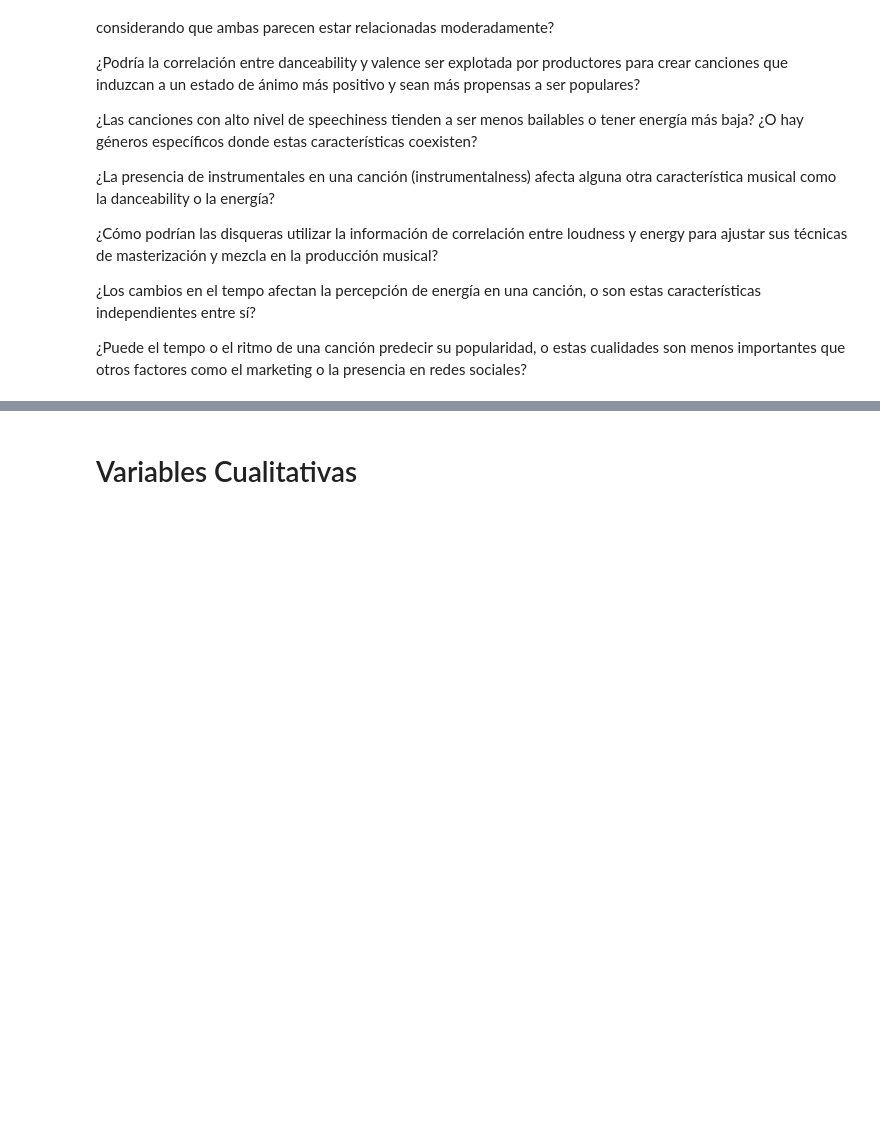
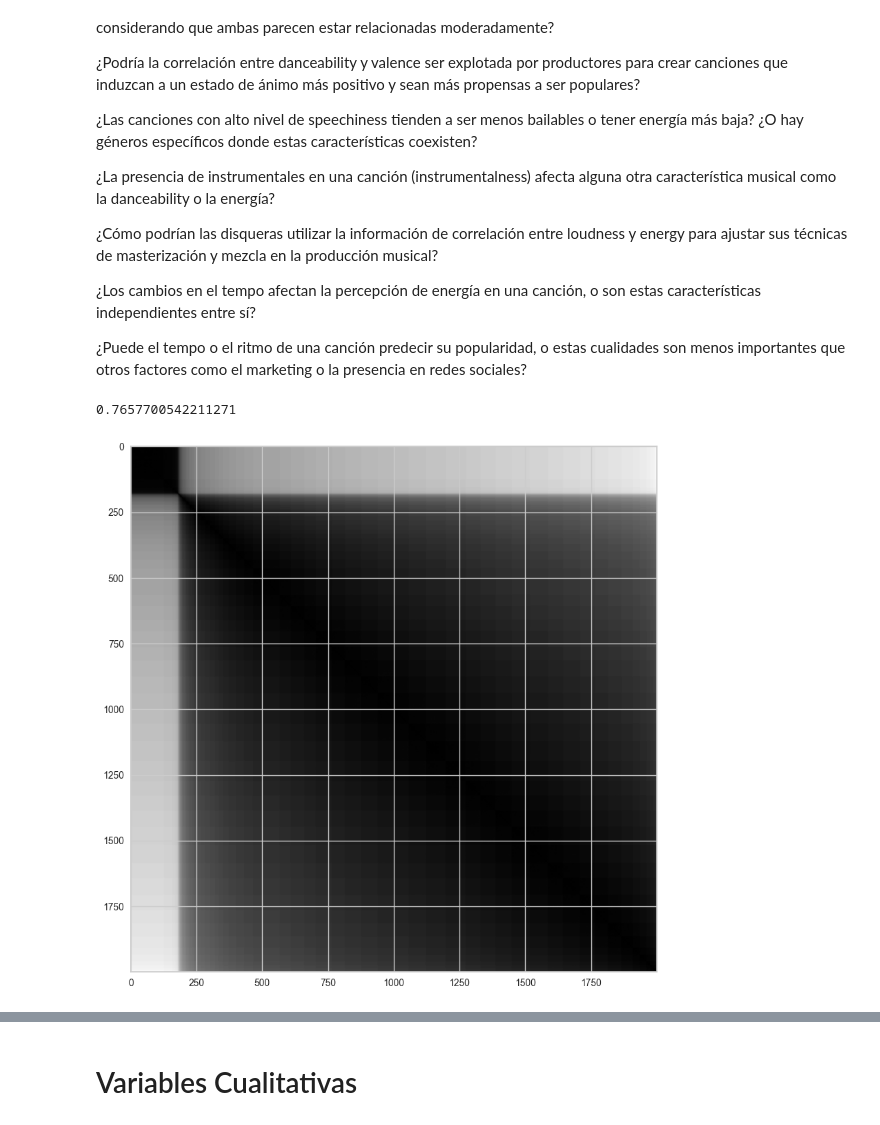
Before and after one commit to estebandonis/Proyecto1-MineriadeDatos, a Jupyter notebook: proyecto1.ipynb, the cells around one changed output, grey strips where cells are left out. Drawn from its saved outputs; the diff is of its cells as text; code cells hidden in the pictures; blank space fills up the shorter version.

```diff
--- a/proyecto1.ipynb
+++ b/proyecto1.ipynb
@@ -198,0 +223,21 @@ Dado que la acousticness tiene una correlación negativa con la energía, ¿podr
+# %%
+#Estadistica de Hokpins
+def hopkins_statistic(X):
+  sample = scale(X)
+  n,d = X.shape
+  m = int(0.1 * n) # 10% de la muestra
+  neighbours = NearestNeighbors(n_neighbors=1).fit(X)
+  rand_sample = np.random.random_sample(size=(m, d)) * (sample.max(axis=0) - sample.min(axis=0)) + sample.min(axis=0)
+
+  u_dist, _ = neighbours.kneighbors(rand_sample, return_distance=True)
+  u_dist_sum = np.sum(u_dist)
+
+  w_dist, _ = neighbours.kneighbors(sample[np.random.choice(n, m, replace=False), :], return_distance=True)
+  w_dist_sum = np.sum(w_dist)
+
+  H = u_dist_sum / (u_dist_sum + w_dist_sum)
+  return H
+
+print(hopkins_statistic(X))
+# %% [output]
+0.7657700542211271
@@ -198,0 +247,4 @@ Dado que la acousticness tiene una correlación negativa con la energía, ¿podr
+# %%
+pyclustertend.vat(X)
+# %% [output]
+[figure, added]
```
Also changed, not shown: parts of 26 cells of this notebook.
